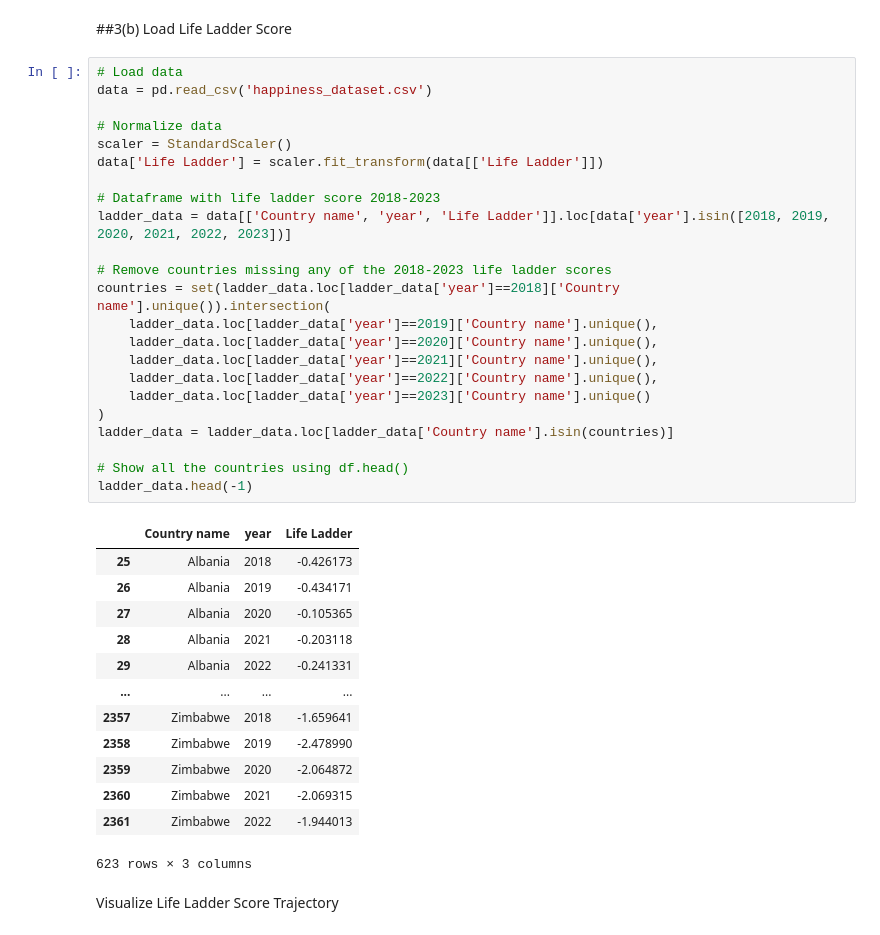
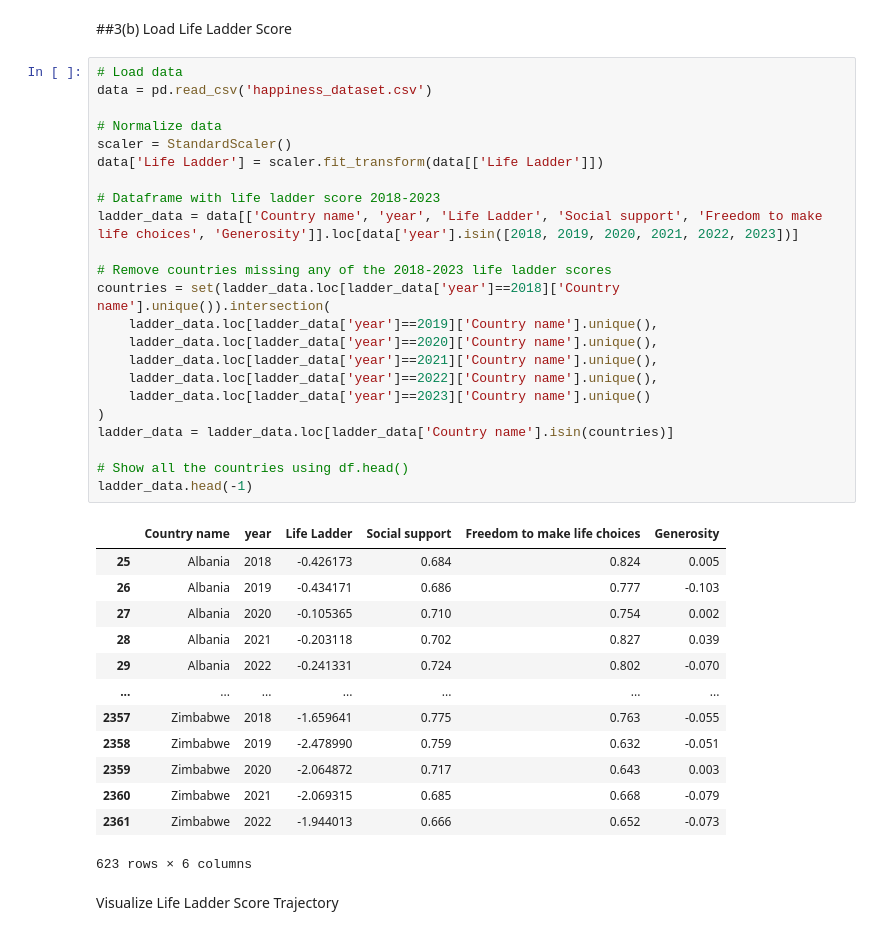
Before and after one commit to nicolesaade/WorldHappinessReportAnalysis, a Jupyter notebook: WorldHappinessReport_Time_Series_2023final.ipynb, the cells around one changed output. Cells and saved outputs as stored; diff of their text form.

```diff
--- a/WorldHappinessReport_Time_Series_2023final.ipynb
+++ b/WorldHappinessReport_Time_Series_2023final.ipynb
@@ -18,40 +18,40 @@ from keras.layers import Dense, LSTM, Dropout
 # %%
 # Load data
 data = pd.read_csv('happiness_dataset.csv')
 
 # Normalize data
 scaler = StandardScaler()
 data['Life Ladder'] = scaler.fit_transform(data[['Life Ladder']])
 
 # Dataframe with life ladder score 2018-2023
-ladder_data = data[['Country name', 'year', 'Life Ladder']].loc[data['year'].isin([2018, 2019, 2020, 2021, 2022, 2023])]
+ladder_data = data[['Country name', 'year', 'Life Ladder', 'Social support', 'Freedom to make life choices', 'Generosity']].loc[data['year'].isin([2018, 2019, 2020, 2021, 2022, 2023])]
 
 # Remove countries missing any of the 2018-2023 life ladder scores
 countries = set(ladder_data.loc[ladder_data['year']==2018]['Country name'].unique()).intersection(
     ladder_data.loc[ladder_data['year']==2019]['Country name'].unique(),
     ladder_data.loc[ladder_data['year']==2020]['Country name'].unique(),
     ladder_data.loc[ladder_data['year']==2021]['Country name'].unique(),
     ladder_data.loc[ladder_data['year']==2022]['Country name'].unique(),
     ladder_data.loc[ladder_data['year']==2023]['Country name'].unique()
 )
 ladder_data = ladder_data.loc[ladder_data['Country name'].isin(countries)]
 
 # Show all the countries using df.head()
 ladder_data.head(-1)
 # %% [output]
-|  | Country name | year | Life Ladder |
-| 25 | Albania | 2018 | -0.426173 |
-| 26 | Albania | 2019 | -0.434171 |
-| 27 | Albania | 2020 | -0.105365 |
-| 28 | Albania | 2021 | -0.203118 |
-| 29 | Albania | 2022 | -0.241331 |
-| ... | ... | ... | ... |
-| 2357 | Zimbabwe | 2018 | -1.659641 |
-| 2358 | Zimbabwe | 2019 | -2.478990 |
-| 2359 | Zimbabwe | 2020 | -2.064872 |
-| 2360 | Zimbabwe | 2021 | -2.069315 |
-| 2361 | Zimbabwe | 2022 | -1.944013 |
+|  | Country name | year | Life Ladder | Social support | Freedom to make life choices | Generosity |
+| 25 | Albania | 2018 | -0.426173 | 0.684 | 0.824 | 0.005 |
+| 26 | Albania | 2019 | -0.434171 | 0.686 | 0.777 | -0.103 |
+| 27 | Albania | 2020 | -0.105365 | 0.710 | 0.754 | 0.002 |
+| 28 | Albania | 2021 | -0.203118 | 0.702 | 0.827 | 0.039 |
+| 29 | Albania | 2022 | -0.241331 | 0.724 | 0.802 | -0.070 |
+| ... | ... | ... | ... | ... | ... | ... |
+| 2357 | Zimbabwe | 2018 | -1.659641 | 0.775 | 0.763 | -0.055 |
+| 2358 | Zimbabwe | 2019 | -2.478990 | 0.759 | 0.632 | -0.051 |
+| 2359 | Zimbabwe | 2020 | -2.064872 | 0.717 | 0.643 | 0.003 |
+| 2360 | Zimbabwe | 2021 | -2.069315 | 0.685 | 0.668 | -0.079 |
+| 2361 | Zimbabwe | 2022 | -1.944013 | 0.666 | 0.652 | -0.073 |
-623 rows × 3 columns
+623 rows × 6 columns
 # %% [markdown]
 Visualize Life Ladder Score Trajectory
 # %%
```
Also changed, not shown: parts of 4 cells of this notebook.
